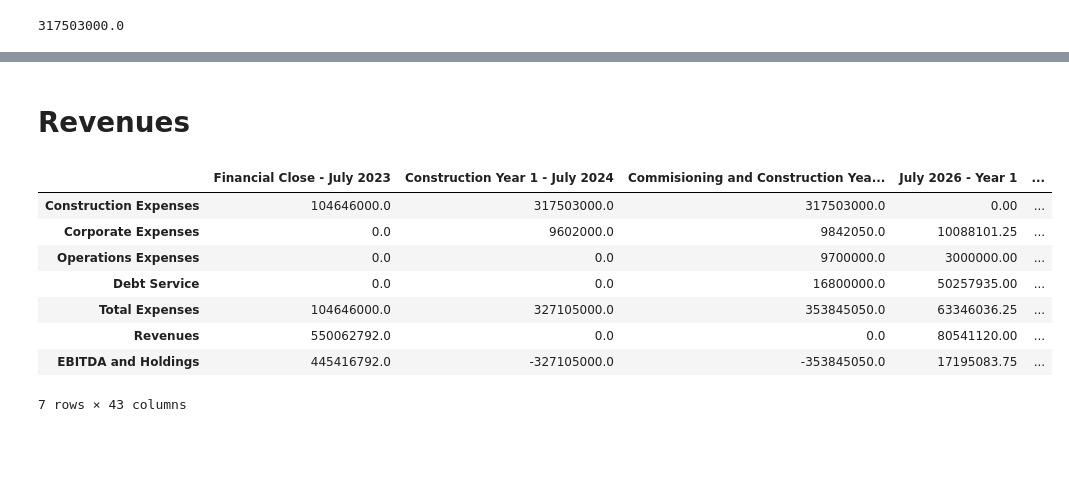
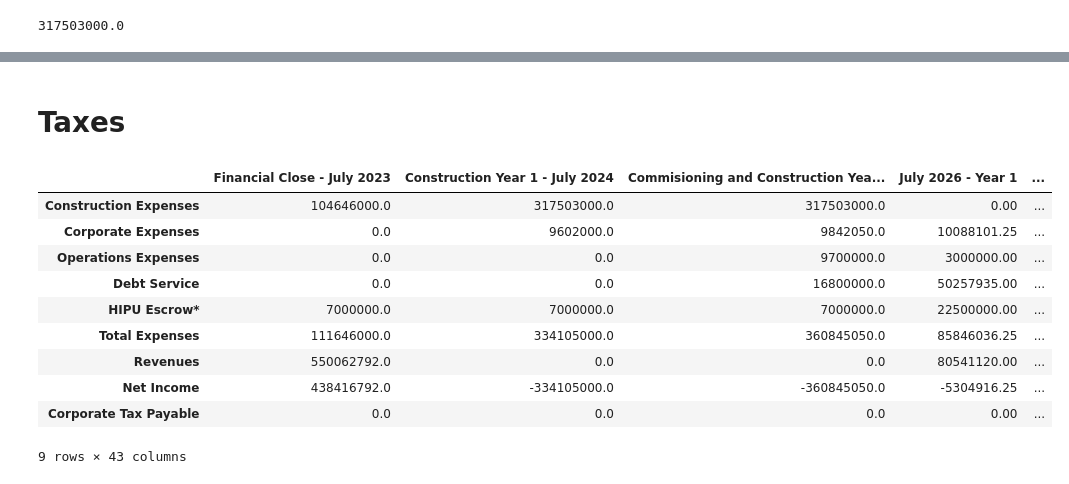
Before and after one commit to juliet29/projectFinance, a Jupyter notebook: scripts2/_profits.ipynb, the cells around one changed output, grey strips where cells are left out. Cells and saved outputs as stored; diff of their text form; code cells hidden in the pictures; blank space fills up the shorter version.

```diff
--- a/scripts2/_profits.ipynb
+++ b/scripts2/_profits.ipynb
@@ -42,0 +61,2 @@ summ_df2.loc["Total Expenses"] = summ_df2.sum(axis=0)
+# %%
+summary_df.loc["Revenues"] = rev_df.loc["Total"].T # TODO expenses should be negative!
@@ -43,2 +78,2 @@ summ_df2.loc["Total Expenses"] = summ_df2.sum(axis=0)
 # %% [markdown]
-# Revenues
+# Taxes
@@ -49,12 +79,0 @@ summ_df2.loc["EBITDA and Holdings"] = summ_df2.loc["Revenues"] - summ_df2.loc["T
-# %%
-summ_df2
-# %% [output]
-|  | Financial Close - July 2023 | Construction Year 1 - July 2024 | Commisioning and Construction Yea... | July 2026 - Year 1 | ... |
-| Construction Expenses | 104646000.0 | 317503000.0 | 317503000.0 | 0.00 | ... |
-| Corporate Expenses | 0.0 | 9602000.0 | 9842050.0 | 10088101.25 | ... |
-| Operations Expenses | 0.0 | 0.0 | 9700000.0 | 3000000.00 | ... |
-| Debt Service | 0.0 | 0.0 | 16800000.0 | 50257935.00 | ... |
-| Total Expenses | 104646000.0 | 327105000.0 | 353845050.0 | 63346036.25 | ... |
-| Revenues | 550062792.0 | 0.0 | 0.0 | 80541120.00 | ... |
-| EBITDA and Holdings | 445416792.0 | -327105000.0 | -353845050.0 | 17195083.75 | ... |
-7 rows × 43 columns
@@ -60,0 +85,14 @@ summ_df2
+# %%
+summary_df
+# %% [output]
+|  | Financial Close - July 2023 | Construction Year 1 - July 2024 | Commisioning and Construction Yea... | July 2026 - Year 1 | ... |
+| Construction Expenses | 104646000.0 | 317503000.0 | 317503000.0 | 0.00 | ... |
+| Corporate Expenses | 0.0 | 9602000.0 | 9842050.0 | 10088101.25 | ... |
+| Operations Expenses | 0.0 | 0.0 | 9700000.0 | 3000000.00 | ... |
+| Debt Service | 0.0 | 0.0 | 16800000.0 | 50257935.00 | ... |
+| HIPU Escrow* | 7000000.0 | 7000000.0 | 7000000.0 | 22500000.00 | ... |
+| Total Expenses | 111646000.0 | 334105000.0 | 360845050.0 | 85846036.25 | ... |
+| Revenues | 550062792.0 | 0.0 | 0.0 | 80541120.00 | ... |
+| Net Income | 438416792.0 | -334105000.0 | -360845050.0 | -5304916.25 | ... |
+| Corporate Tax Payable | 0.0 | 0.0 | 0.0 | 0.00 | ... |
+9 rows × 43 columns
```
Also changed, not shown: parts of 14 cells of this notebook, 2 other files.
